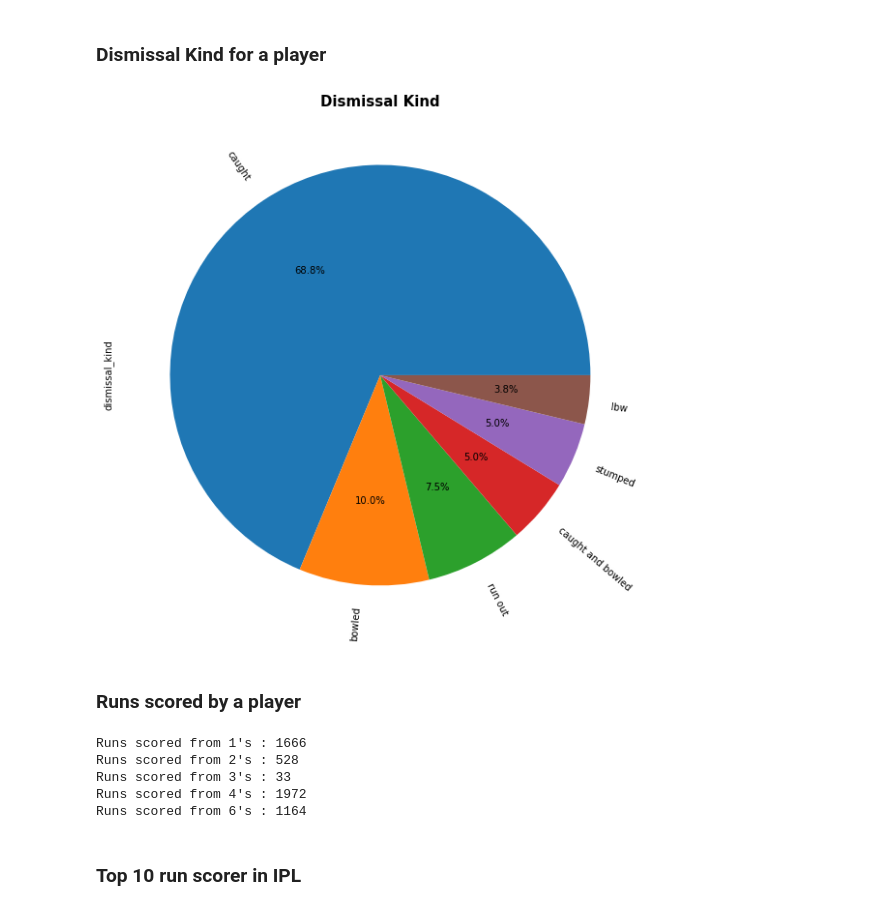
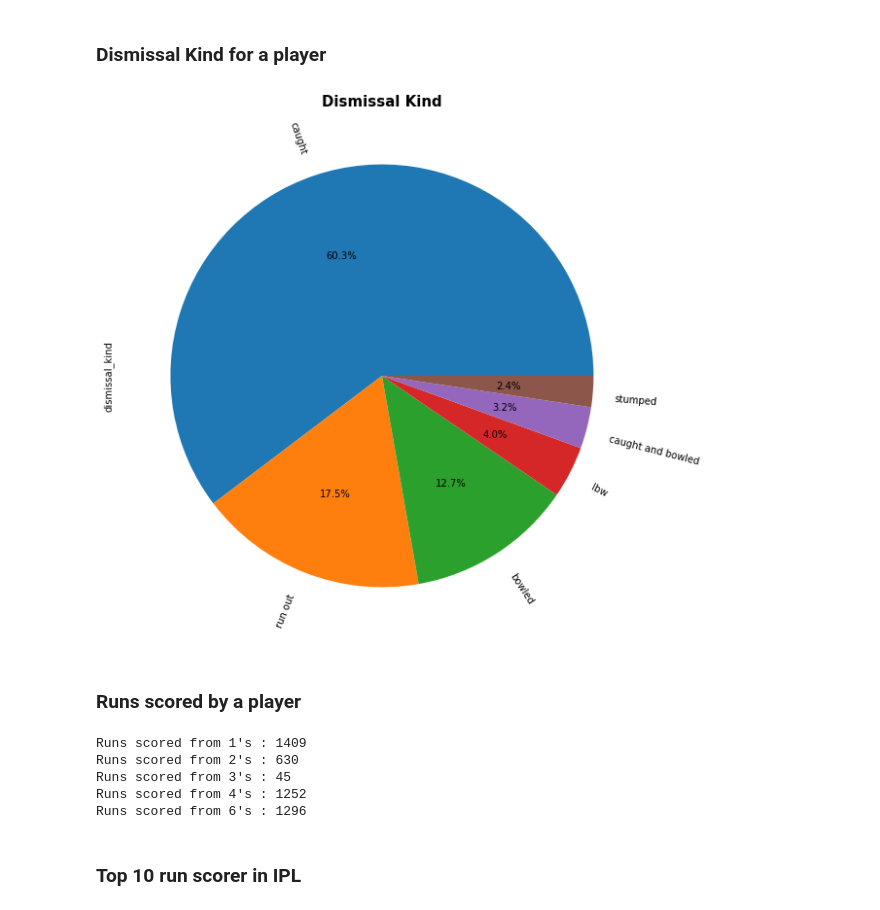
Before and after one commit to AmishaSingh0210/IPL_Data_Analysis, a Jupyter notebook: IPL DATA ANALYSIS.ipynb, the cells around one changed output. Cells and saved outputs as stored; diff of their text form; code cells hidden in the pictures.

```diff
--- a/IPL DATA ANALYSIS.ipynb
+++ b/IPL DATA ANALYSIS.ipynb
@@ -127,30 +128,30 @@ plt.show()
 # %% [markdown]
 ### Dismissal Kind for a player
 # %%
-player = (data_balls2020['batsman']=='SK Raina')
-df_raina=data_balls2020[player]
+player = (data_balls2020['batsman']=='MS Dhoni')
+df_dhoni=data_balls2020[player]
 plt.figure(figsize=(10,10))
-df_raina['dismissal_kind'].value_counts().plot.pie(autopct='%1.1f%%',rotatelabels=True)
+df_dhoni['dismissal_kind'].value_counts().plot.pie(autopct='%1.1f%%',rotatelabels=True)
 plt.title("Dismissal Kind",fontweight="bold",fontsize=15)
 plt.show()
 # %% [output]
-[figure, old version]
+[figure, new version]
 # %% [markdown]
 ### Runs scored by a player
 # %%
-def count(df_raina,runs):
-    return len(df_raina[df_raina['batsman_runs']==runs])*runs
-print("Runs scored from 1's :",count(df_raina,1))
-print("Runs scored from 2's :",count(df_raina,2))
-print("Runs scored from 3's :",count(df_raina,3))
-print("Runs scored from 4's :",count(df_raina,4))
-print("Runs scored from 6's :",count(df_raina,6))
+def count(df_dhoni,runs):
+    return len(df_dhoni[df_dhoni['batsman_runs']==runs])*runs
+print("Runs scored from 1's :",count(df_dhoni,1))
+print("Runs scored from 2's :",count(df_dhoni,2))
+print("Runs scored from 3's :",count(df_dhoni,3))
+print("Runs scored from 4's :",count(df_dhoni,4))
+print("Runs scored from 6's :",count(df_dhoni,6))
 # %% [output]
-Runs scored from 1's : 1666
-Runs scored from 2's : 528
-Runs scored from 3's : 33
-Runs scored from 4's : 1972
-Runs scored from 6's : 1164
+Runs scored from 1's : 1409
+Runs scored from 2's : 630
+Runs scored from 3's : 45
+Runs scored from 4's : 1252
+Runs scored from 6's : 1296
 # %% [markdown]
 ### Top 10 run scorer in IPL
 # %%
```
Also changed, not shown: parts of 3 cells of this notebook.
